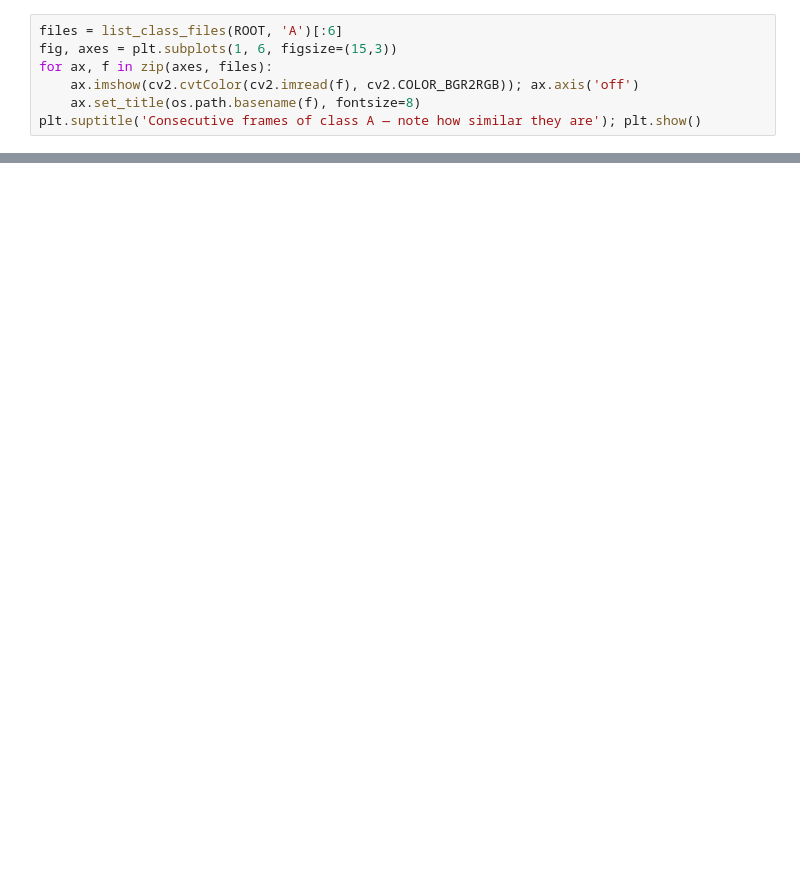
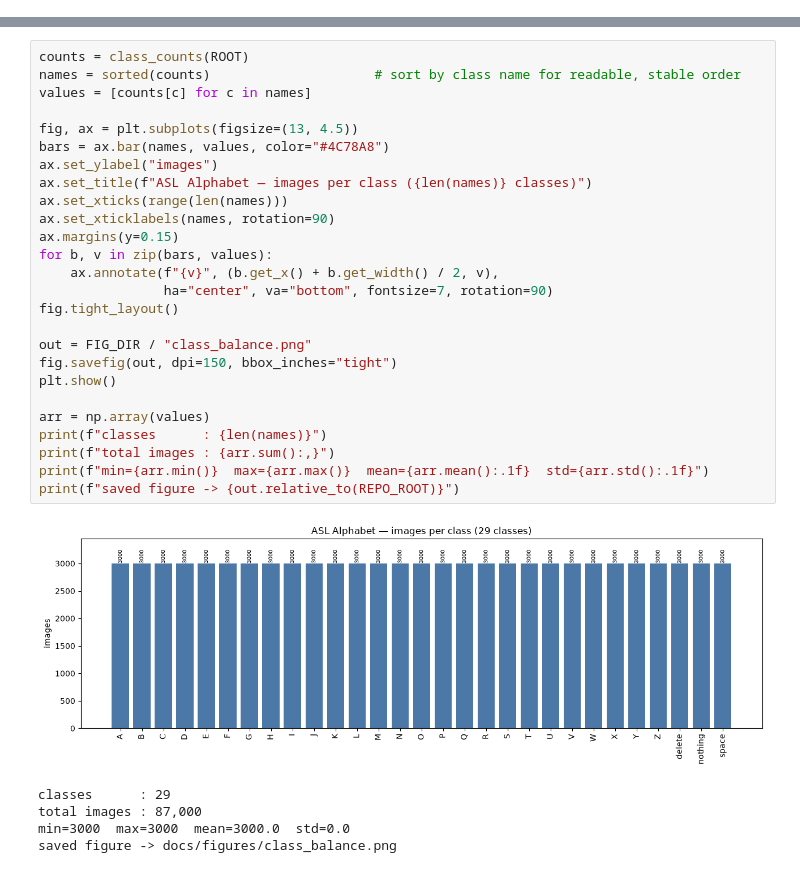
Before and after one commit to kcosteen/DLQ---Deep-Learning-for-Quiet-Communication, a Jupyter notebook: notebooks/01_eda.ipynb, the cells around one changed output, grey strips where cells are left out. Drawn from its saved outputs; the diff is of its cells as text; blank space fills up the shorter version.

```diff
--- a/notebooks/01_eda.ipynb
+++ b/notebooks/01_eda.ipynb
@@ -27,7 +0,0 @@ Plot consecutive frames for one class. They should look near-identical — which
-# %%
-files = list_class_files(ROOT, 'A')[:6]
-fig, axes = plt.subplots(1, 6, figsize=(15,3))
-for ax, f in zip(axes, files):
-    ax.imshow(cv2.cvtColor(cv2.imread(f), cv2.COLOR_BGR2RGB)); ax.axis('off')
-    ax.set_title(os.path.basename(f), fontsize=8)
-plt.suptitle('Consecutive frames of class A — note how similar they are'); plt.show()
@@ -46,0 +74,32 @@ print('overlap (must be 0):', len(train_paths & val_paths))
+# %%
+counts = class_counts(ROOT)
+names = sorted(counts)                     # sort by class name for readable, stable order
+values = [counts[c] for c in names]
+
+fig, ax = plt.subplots(figsize=(13, 4.5))
+bars = ax.bar(names, values, color="#4C78A8")
+ax.set_ylabel("images")
+ax.set_title(f"ASL Alphabet — images per class ({len(names)} classes)")
+ax.set_xticks(range(len(names)))
+ax.set_xticklabels(names, rotation=90)
+ax.margins(y=0.15)
+for b, v in zip(bars, values):
+    ax.annotate(f"{v}", (b.get_x() + b.get_width() / 2, v),
+                ha="center", va="bottom", fontsize=7, rotation=90)
+fig.tight_layout()
+
+out = FIG_DIR / "class_balance.png"
+fig.savefig(out, dpi=150, bbox_inches="tight")
+plt.show()
+
+arr = np.array(values)
+print(f"classes      : {len(names)}")
+print(f"total images : {arr.sum():,}")
+print(f"min={arr.min()}  max={arr.max()}  mean={arr.mean():.1f}  std={arr.std():.1f}")
+print(f"saved figure -> {out.relative_to(REPO_ROOT)}")
+# %% [output]
+[figure, added]
+classes      : 29
+total images : 87,000
+min=3000  max=3000  mean=3000.0  std=0.0
+saved figure -> docs/figures/class_balance.png
```
Also changed, not shown: parts of 21 cells of this notebook, 1 other file.
